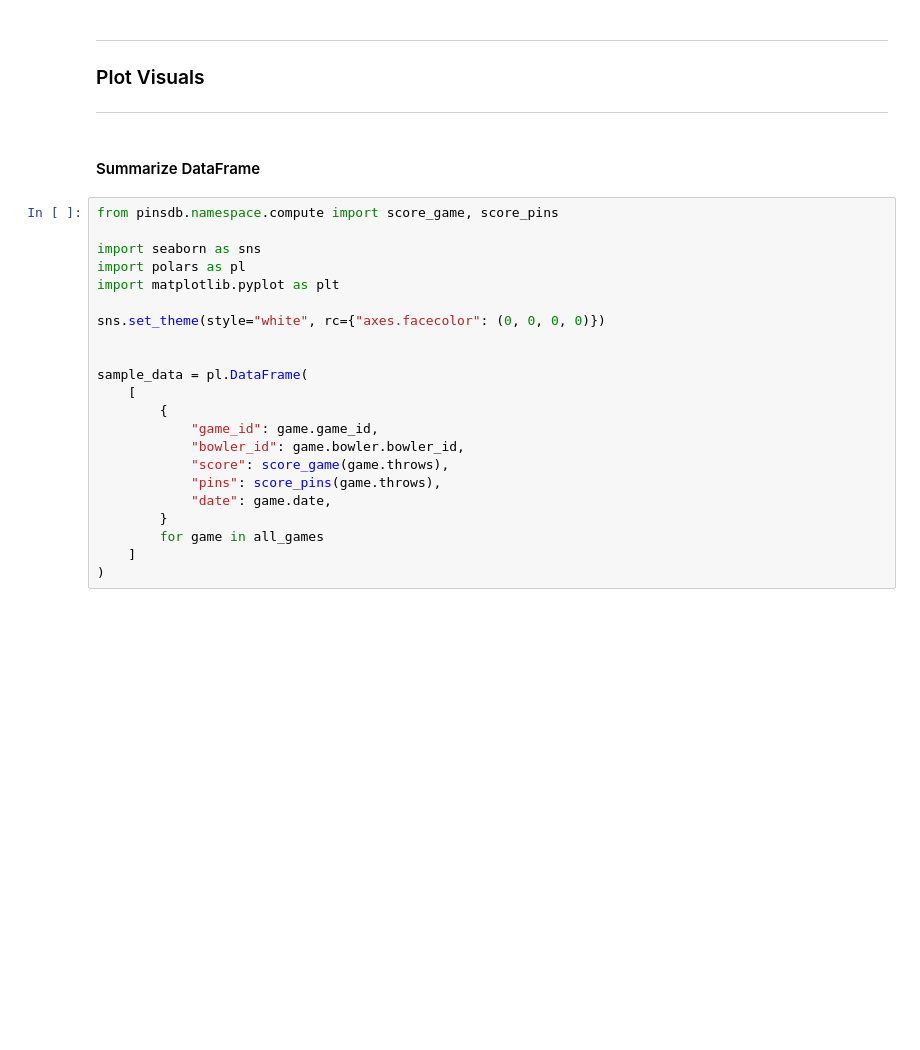
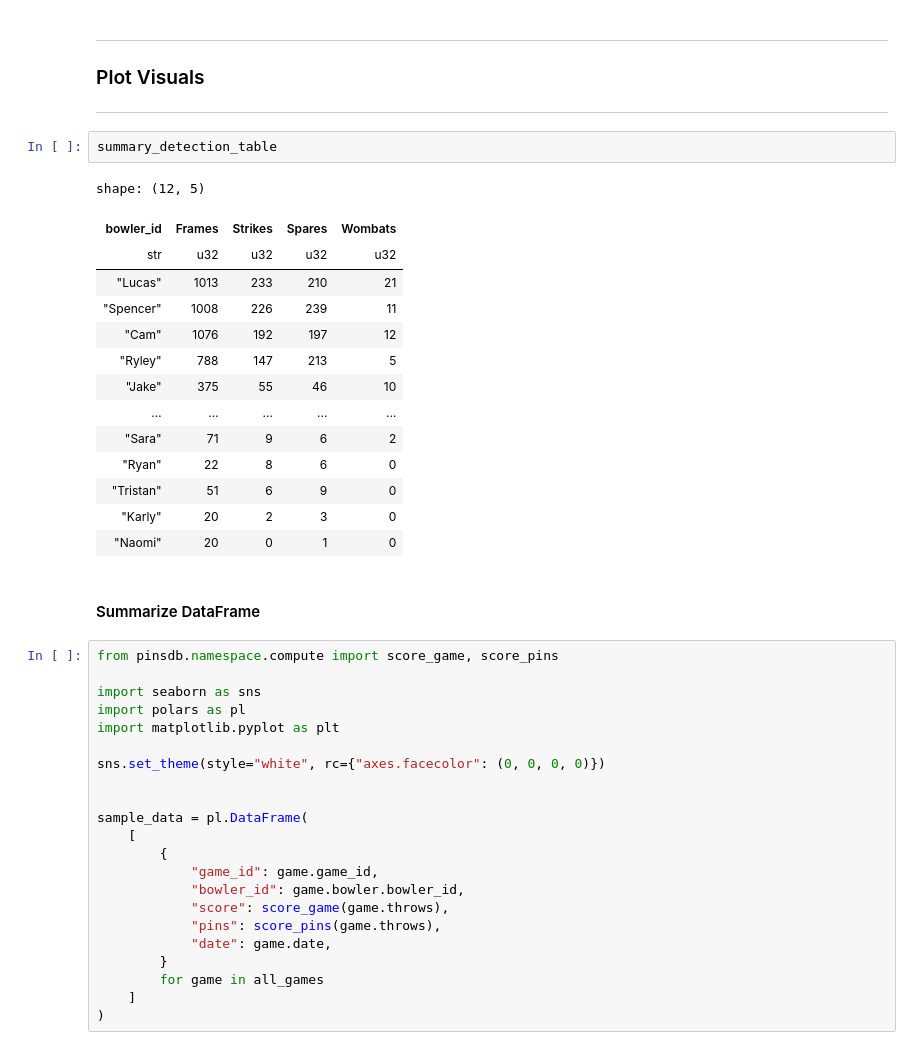
Before and after one commit to lucas-nelson-uiuc/pinsdb, a Jupyter notebook: test.ipynb, the cells around one changed output. Cells and saved outputs as stored; diff of their text form; blank space fills up the shorter version.

```diff
--- a/test.ipynb
+++ b/test.ipynb
@@ -176,6 +150,23 @@ gt_table
 ---
 ### Plot Visuals
 ---
+# %%
+summary_detection_table
+# %% [output]
+shape: (12, 5)
+| bowler_id | Frames | Strikes | Spares | Wombats |
+| str | u32 | u32 | u32 | u32 |
+| "Lucas" | 1013 | 233 | 210 | 21 |
+| "Spencer" | 1008 | 226 | 239 | 11 |
+| "Cam" | 1076 | 192 | 197 | 12 |
+| "Ryley" | 788 | 147 | 213 | 5 |
+| "Jake" | 375 | 55 | 46 | 10 |
+| … | … | … | … | … |
+| "Sara" | 71 | 9 | 6 | 2 |
+| "Ryan" | 22 | 8 | 6 | 0 |
+| "Tristan" | 51 | 6 | 9 | 0 |
+| "Karly" | 20 | 2 | 3 | 0 |
+| "Naomi" | 20 | 0 | 1 | 0 |
 # %% [markdown]
 #### Summarize DataFrame
 # %%
```
Also changed, not shown: parts of 8 cells of this notebook, 8 other files.
